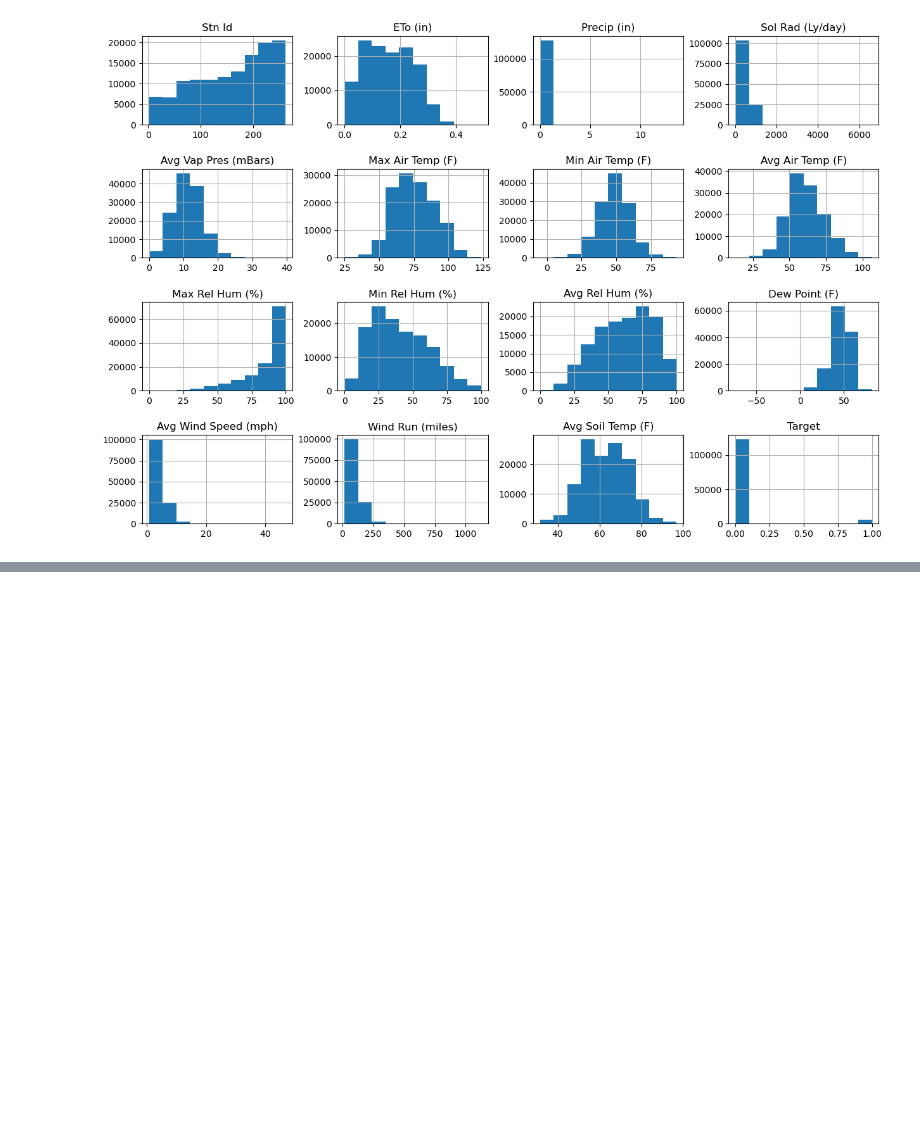
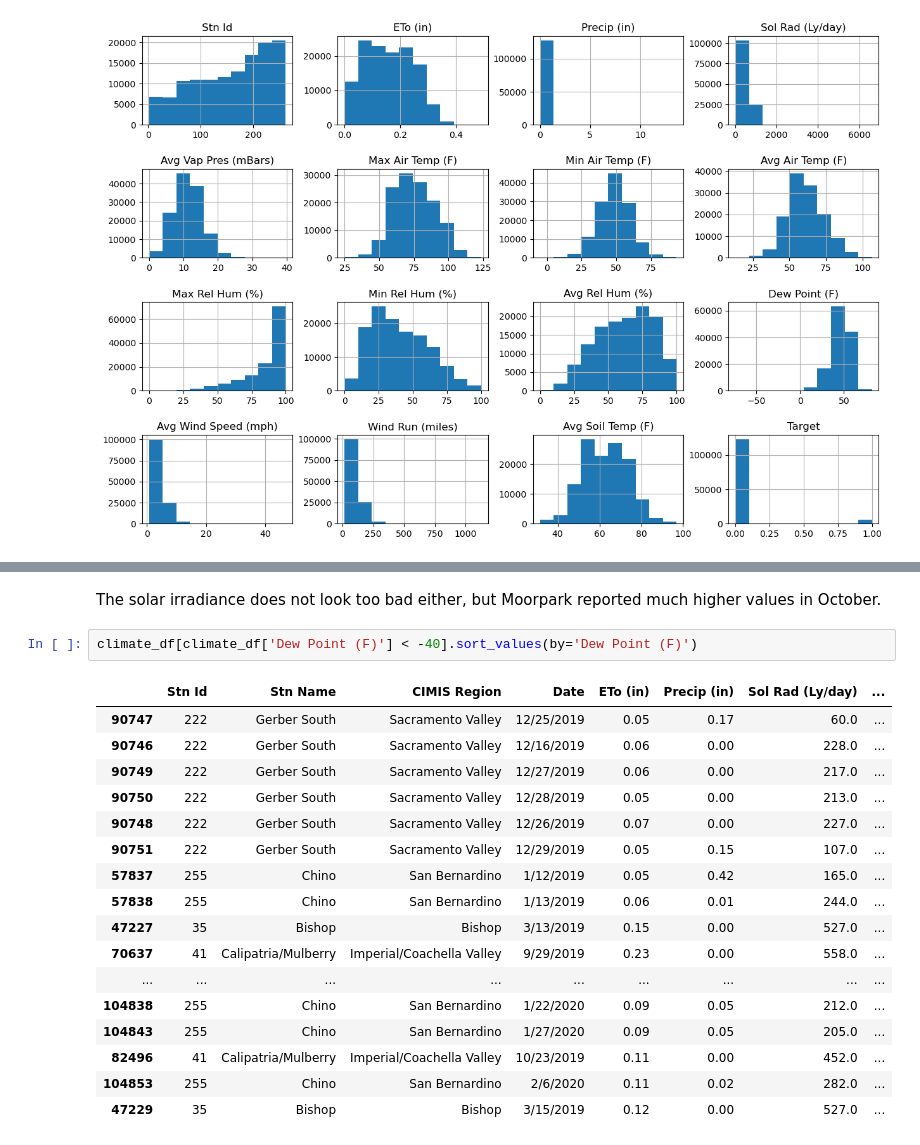
Before and after one commit to raechiang/Capstone-Wildfire, a Jupyter notebook: notebooks/1.0-rc-data-wrangling.ipynb, the cells around one changed output, grey strips where cells are left out. Drawn from its saved outputs; the diff is of its cells as text; blank space fills up the shorter version.

```diff
--- a/notebooks/1.0-rc-data-wrangling.ipynb
+++ b/notebooks/1.0-rc-data-wrangling.ipynb
@@ -993,0 +1040,22 @@ Notable outliers could be in 'Precip (in)', 'Sol Rad (Ly/day)', 'Dew Point (F)',
+# %% [markdown]
+The solar irradiance does not look too bad either, but Moorpark reported much higher values in October.
+# %%
+climate_df[climate_df['Dew Point (F)'] < -40].sort_values(by='Dew Point (F)')
+# %% [output]
+|  | Stn Id | Stn Name | CIMIS Region | Date | ETo (in) | Precip (in) | Sol Rad (Ly/day) | ... |
+| 90747 | 222 | Gerber South | Sacramento Valley | 12/25/2019 | 0.05 | 0.17 | 60.0 | ... |
+| 90746 | 222 | Gerber South | Sacramento Valley | 12/16/2019 | 0.06 | 0.00 | 228.0 | ... |
+| 90749 | 222 | Gerber South | Sacramento Valley | 12/27/2019 | 0.06 | 0.00 | 217.0 | ... |
+| 90750 | 222 | Gerber South | Sacramento Valley | 12/28/2019 | 0.05 | 0.00 | 213.0 | ... |
+| 90748 | 222 | Gerber South | Sacramento Valley | 12/26/2019 | 0.07 | 0.00 | 227.0 | ... |
+| 90751 | 222 | Gerber South | Sacramento Valley | 12/29/2019 | 0.05 | 0.15 | 107.0 | ... |
+| 57837 | 255 | Chino | San Bernardino | 1/12/2019 | 0.05 | 0.42 | 165.0 | ... |
+| 57838 | 255 | Chino | San Bernardino | 1/13/2019 | 0.06 | 0.01 | 244.0 | ... |
+| 47227 | 35 | Bishop | Bishop | 3/13/2019 | 0.15 | 0.00 | 527.0 | ... |
+| 70637 | 41 | Calipatria/Mulberry | Imperial/Coachella Valley | 9/29/2019 | 0.23 | 0.00 | 558.0 | ... |
+| ... | ... | ... | ... | ... | ... | ... | ... | ... |
+| 104838 | 255 | Chino | San Bernardino | 1/22/2020 | 0.09 | 0.05 | 212.0 | ... |
+| 104843 | 255 | Chino | San Bernardino | 1/27/2020 | 0.09 | 0.05 | 205.0 | ... |
+| 82496 | 41 | Calipatria/Mulberry | Imperial/Coachella Valley | 10/23/2019 | 0.11 | 0.00 | 452.0 | ... |
+| 104853 | 255 | Chino | San Bernardino | 2/6/2020 | 0.11 | 0.02 | 282.0 | ... |
+| 47229 | 35 | Bishop | Bishop | 3/15/2019 | 0.12 | 0.00 | 527.0 | ... |
```
Also changed, not shown: parts of 42 cells of this notebook.
